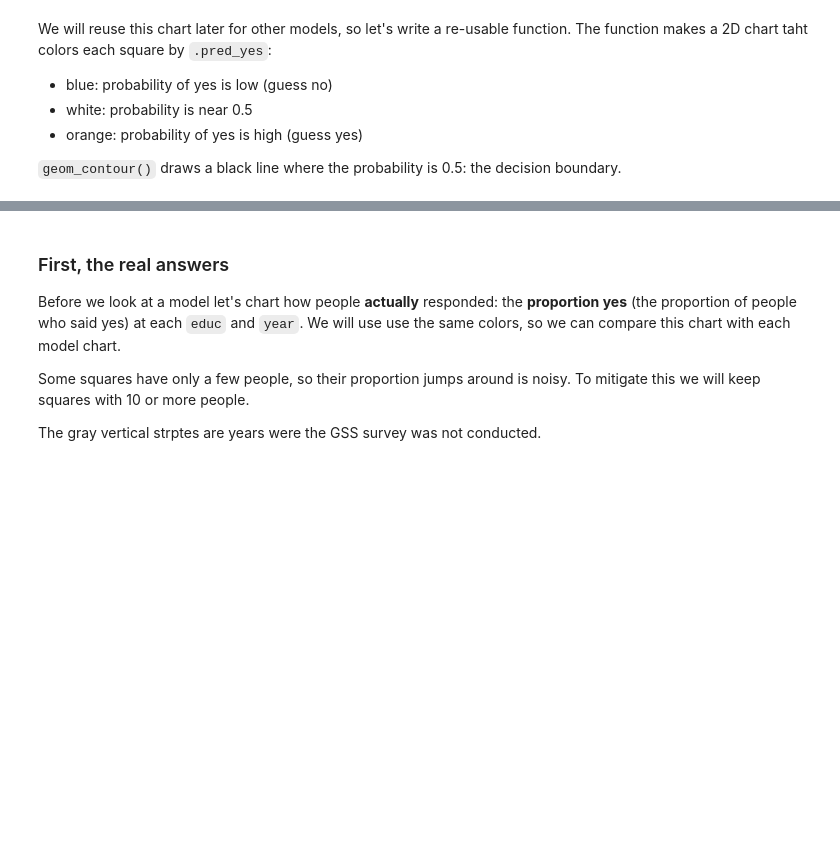
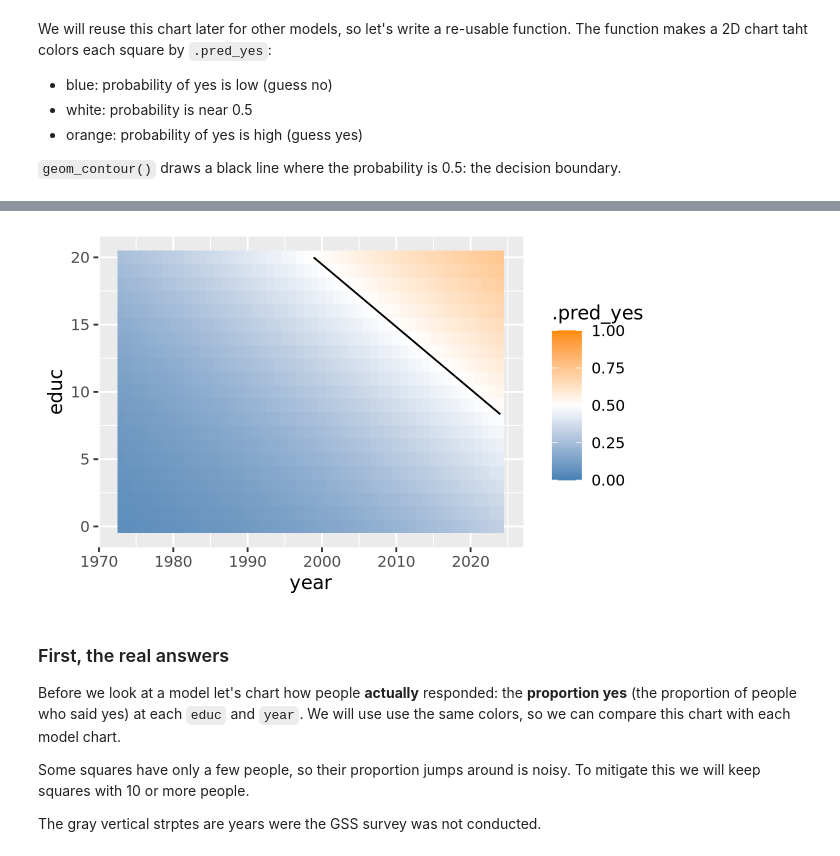
Before and after one commit to jleet-unc/512codespace, a Jupyter notebook: notebooks/13-lecture-random-forest.ipynb, the cells around one changed output, grey strips where cells are left out. Saved outputs shown, nothing was run; the diff lists cells and outputs as text; code cells hidden in the pictures; blank space fills up the shorter version.

```diff
--- a/notebooks/13-lecture-random-forest.ipynb
+++ b/notebooks/13-lecture-random-forest.ipynb
@@ -238,3 +230,9 @@ We will reuse this chart later for other models, so let's write a re-usable func
 - orange: probability of yes is high (guess yes)
 
 `geom_contour()` draws a black line where the probability is 0.5: the decision boundary.
+# %%
+preds <- fit_logit |>
+        predict(new_data = grid, type = 'prob') |>
+        bind_cols(grid)
+
+preds |> head()
@@ -241,15 +247,16 @@ We will reuse this chart later for other models, so let's write a re-usable func
 # %%
-plot_boundary <- function(fit, grid) {
+plot_boundary <- function(fit, grid)
     preds <- fit |>
         predict(new_data = grid, type = 'prob') |>
         bind_cols(grid)
 
-    ggplot(preds, aes(x = year, y = educ)) +
+ggplot(preds, aes(x = year, y = educ)) +
         geom_tile(aes(fill = .pred_yes)) +
         geom_contour(aes(z = .pred_yes), breaks = 0.5, color = 'black') +
         scale_fill_gradient2(low = 'steelblue', mid = 'white', high = 'darkorange',
                              midpoint = 0.5, limits = c(0, 1))
-}
+# %% [output]
+[figure, added]
 # %% [markdown]
 ### First, the real answers
 
```
Also changed, not shown: parts of 14 cells of this notebook, 2 other files.
